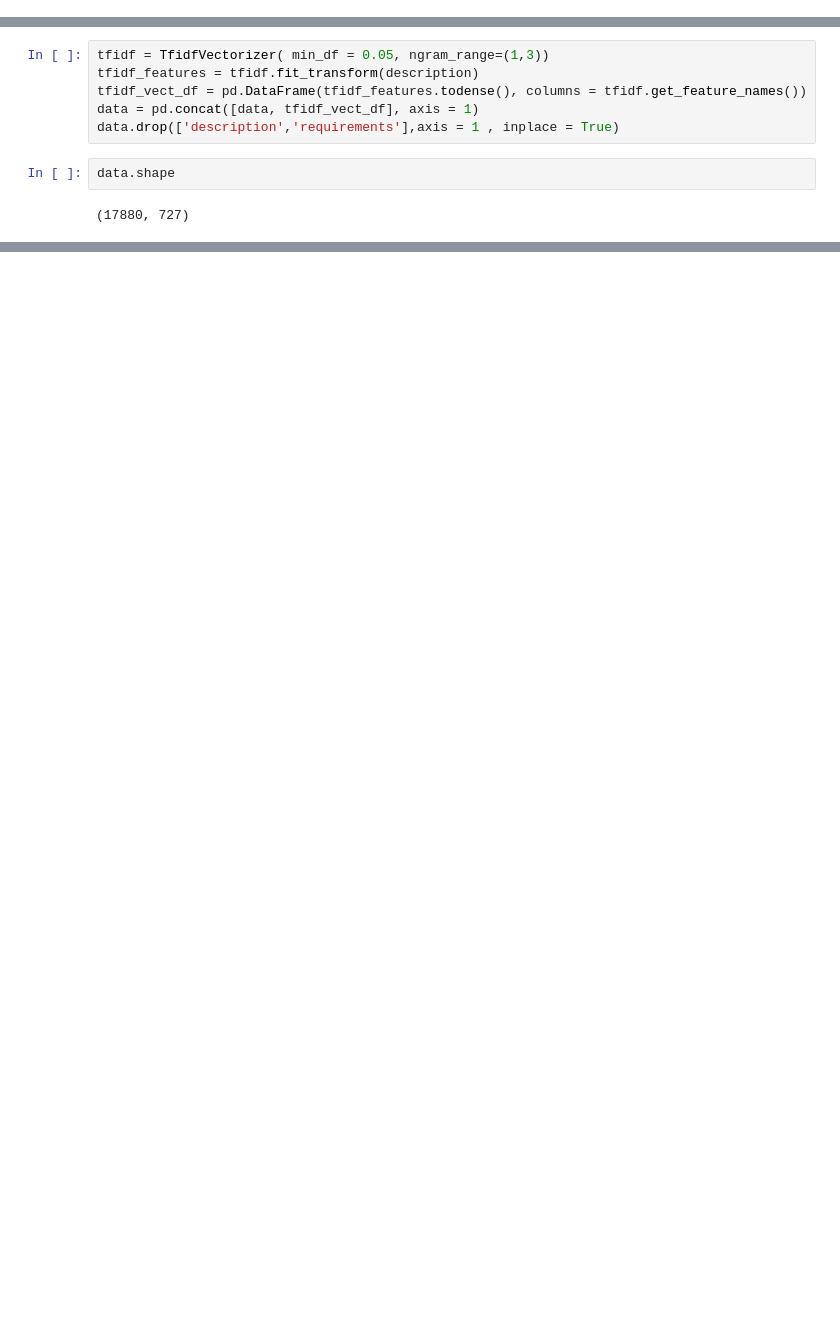
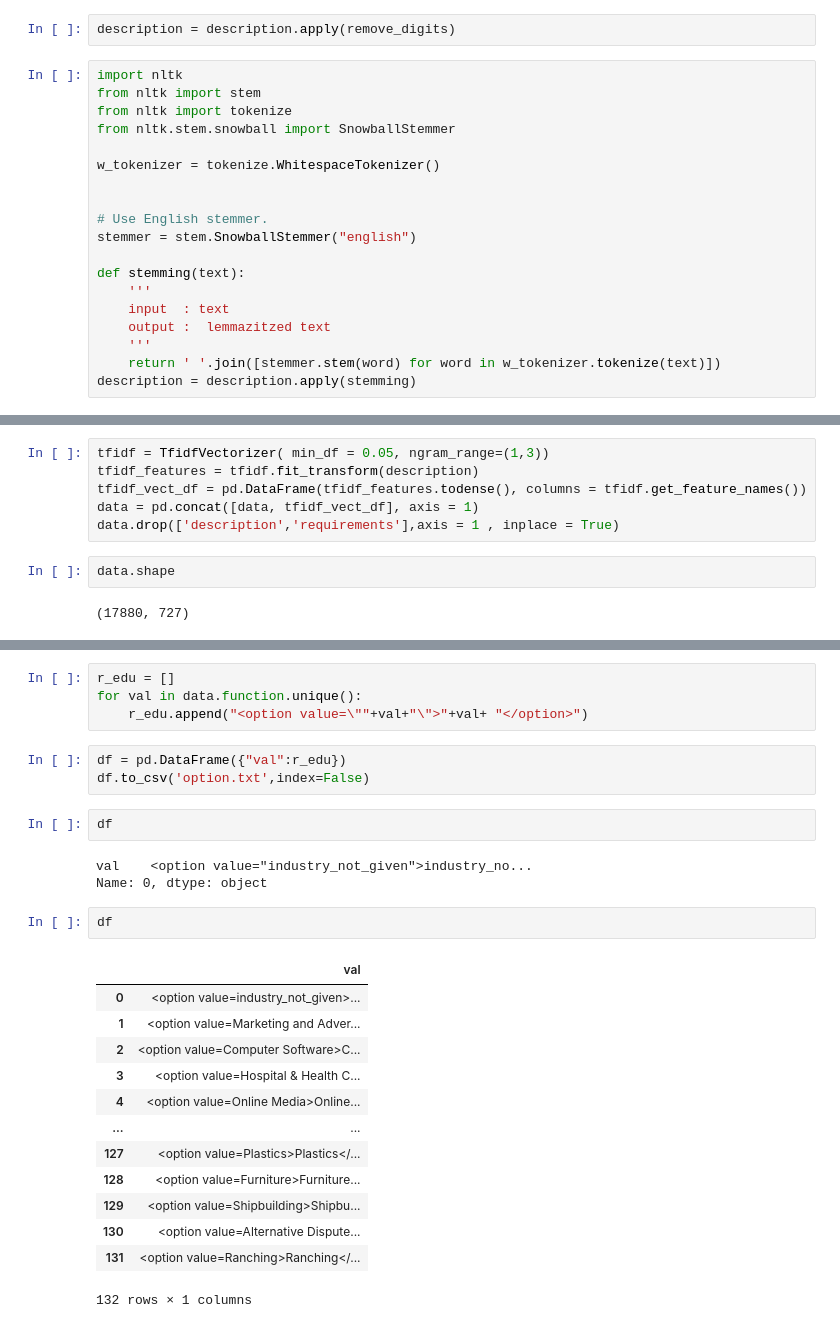
Before and after one commit to Pranjal-Soni/fake_jobs_description_prediction, a Jupyter notebook: notebooks/Data cleaning and Visualzation.ipynb, the cells around one changed output, grey strips where cells are left out. Drawn from its saved outputs; the diff is of its cells as text; blank space fills up the shorter version.

```diff
--- a/notebooks/Data cleaning and Visualzation.ipynb
+++ b/notebooks/Data cleaning and Visualzation.ipynb
@@ -262,0 +282,21 @@ plt.show()
+# %%
+description = description.apply(remove_digits)
+# %%
+import nltk
+from nltk import stem
+from nltk import tokenize
+from nltk.stem.snowball import SnowballStemmer
+
+w_tokenizer = tokenize.WhitespaceTokenizer()
+
+
+# Use English stemmer.
+stemmer = stem.SnowballStemmer("english")
+
+def stemming(text):
+    '''
+    input  : text
+    output :  lemmazitzed text
+    '''
+    return ' '.join([stemmer.stem(word) for word in w_tokenizer.tokenize(text)])
+description = description.apply(stemming)
@@ -281,0 +390,28 @@ data.head()
+# %%
+r_edu = []
+for val in data.function.unique():
+    r_edu.append("<option value=\""+val+"\">"+val+ "</option>")
+# %%
+df = pd.DataFrame({"val":r_edu})
+df.to_csv('option.txt',index=False)
+# %%
+df
+# %% [output]
+val    <option value="industry_not_given">industry_no...
+Name: 0, dtype: object
+# %%
+df
+# %% [output]
+|  | val |
+| 0 | <option value=industry_not_given>... |
+| 1 | <option value=Marketing and Adver... |
+| 2 | <option value=Computer Software>C... |
+| 3 | <option value=Hospital & Health C... |
+| 4 | <option value=Online Media>Online... |
+| ... | ... |
+| 127 | <option value=Plastics>Plastics</... |
+| 128 | <option value=Furniture>Furniture... |
+| 129 | <option value=Shipbuilding>Shipbu... |
+| 130 | <option value=Alternative Dispute... |
+| 131 | <option value=Ranching>Ranching</... |
+132 rows × 1 columns
```
Also changed, not shown: parts of 23 cells of this notebook, 11 other files.
